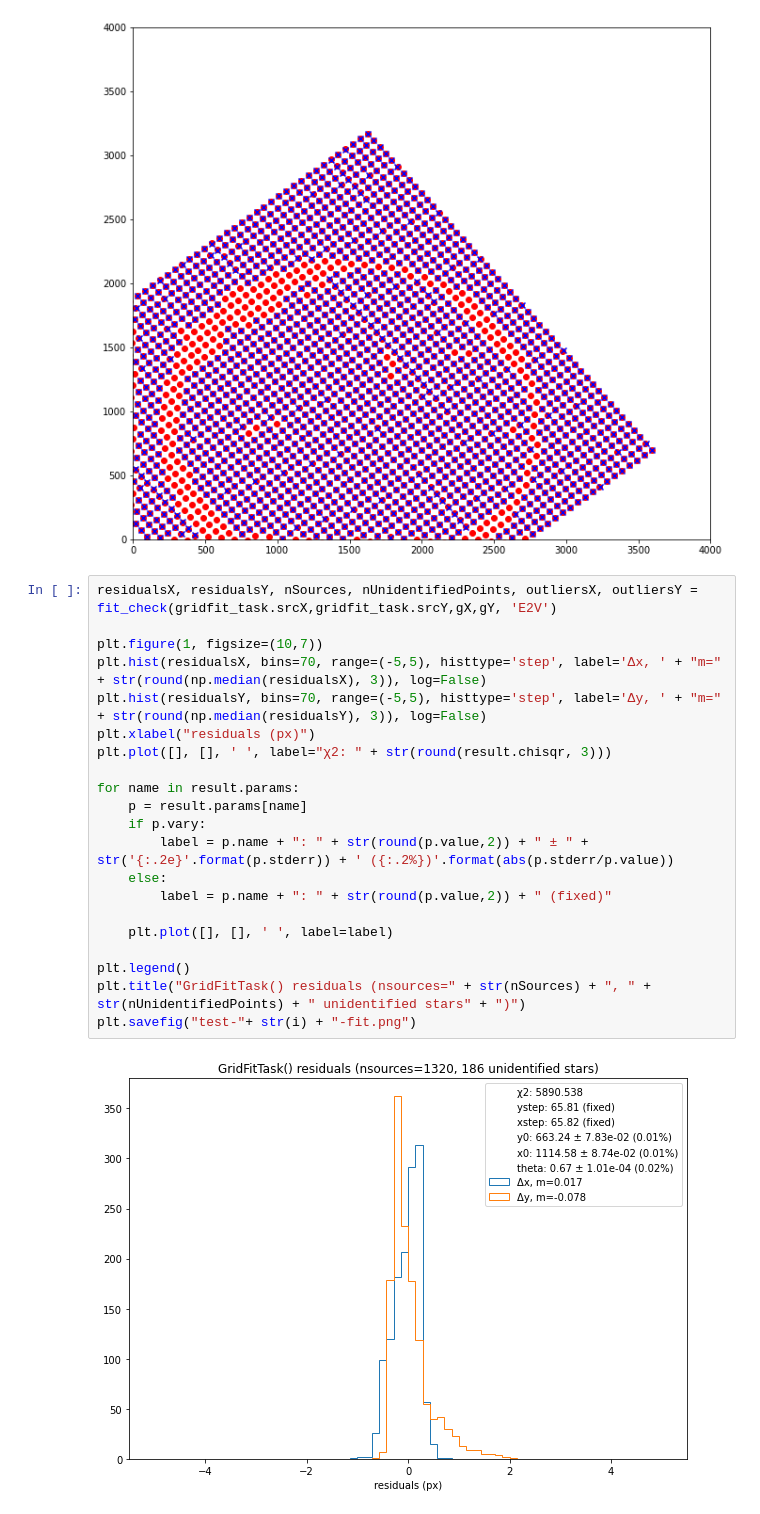
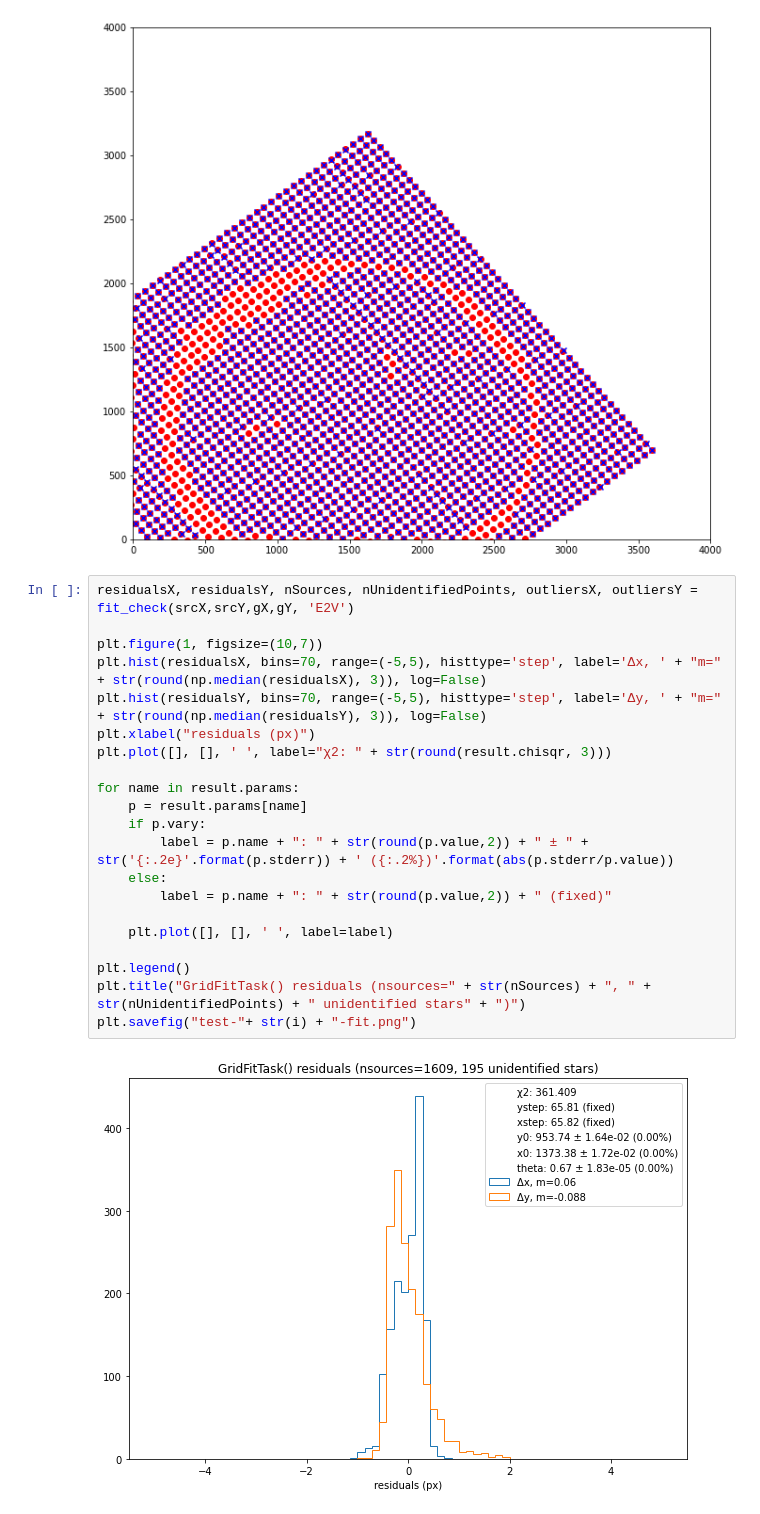
Before and after one commit to Snyder005/mixcoatl, a Jupyter notebook: notebooks/GridSpacingTests.ipynb, the cells around one changed output. Drawn from its saved outputs; the diff is of its cells as text.

```diff
--- a/notebooks/GridSpacingTests.ipynb
+++ b/notebooks/GridSpacingTests.ipynb
@@ -84,28 +78,28 @@ Fit results:
     C(y0, x0) =  0.107
 [figure]
 # %%
-residualsX, residualsY, nSources, nUnidentifiedPoints, outliersX, outliersY = fit_check(gridfit_task.srcX,gridfit_task.srcY,gX,gY, 'E2V')
+residualsX, residualsY, nSources, nUnidentifiedPoints, outliersX, outliersY = fit_check(srcX,srcY,gX,gY, 'E2V')
 
 plt.figure(1, figsize=(10,7))
 plt.hist(residualsX, bins=70, range=(-5,5), histtype='step', label='Δx, ' + "m=" + str(round(np.median(residualsX), 3)), log=False)
 plt.hist(residualsY, bins=70, range=(-5,5), histtype='step', label='Δy, ' + "m=" + str(round(np.median(residualsY), 3)), log=False)
 plt.xlabel("residuals (px)")
 plt.plot([], [], ' ', label="χ2: " + str(round(result.chisqr, 3)))
 
 for name in result.params:
     p = result.params[name]
     if p.vary:
         label = p.name + ": " + str(round(p.value,2)) + " ± " + str('{:.2e}'.format(p.stderr)) + ' ({:.2%})'.format(abs(p.stderr/p.value))
     else:
         label = p.name + ": " + str(round(p.value,2)) + " (fixed)"
 
     plt.plot([], [], ' ', label=label)
 
 plt.legend()
 plt.title("GridFitTask() residuals (nsources=" + str(nSources) + ", " + str(nUnidentifiedPoints) + " unidentified stars" + ")")
 plt.savefig("test-"+ str(i) + "-fit.png")
 # %% [output]
-[figure, old version]
+[figure, new version]
 # %%
 fig, ax = plt.subplots(1, 1, figsize=(11, 10))
 #ax.scatter(gX, gY, color='red', marker='o')
```
Also changed, not shown: parts of 6 cells of this notebook, 7 other files.
